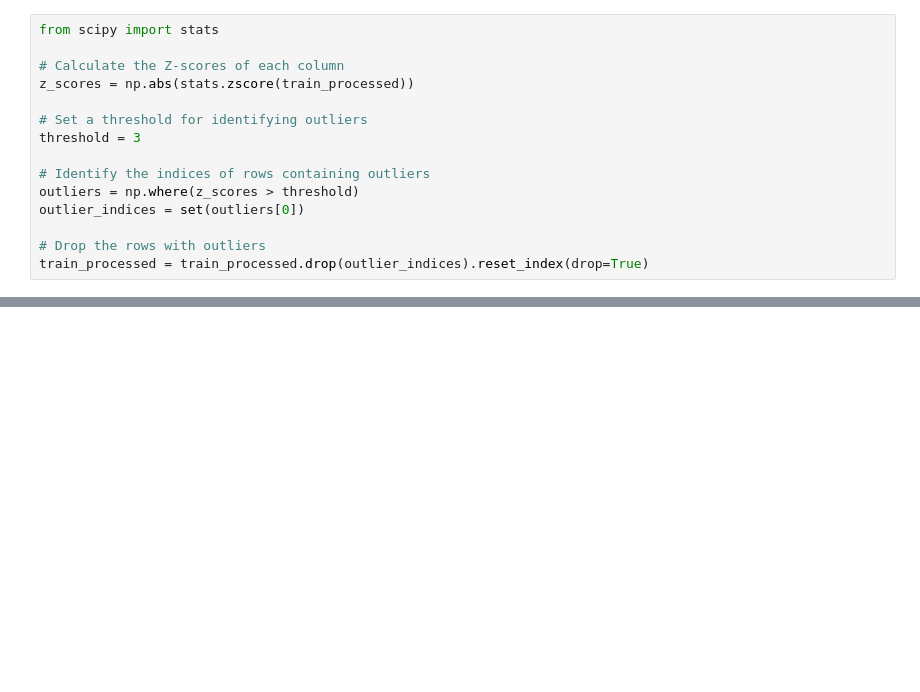
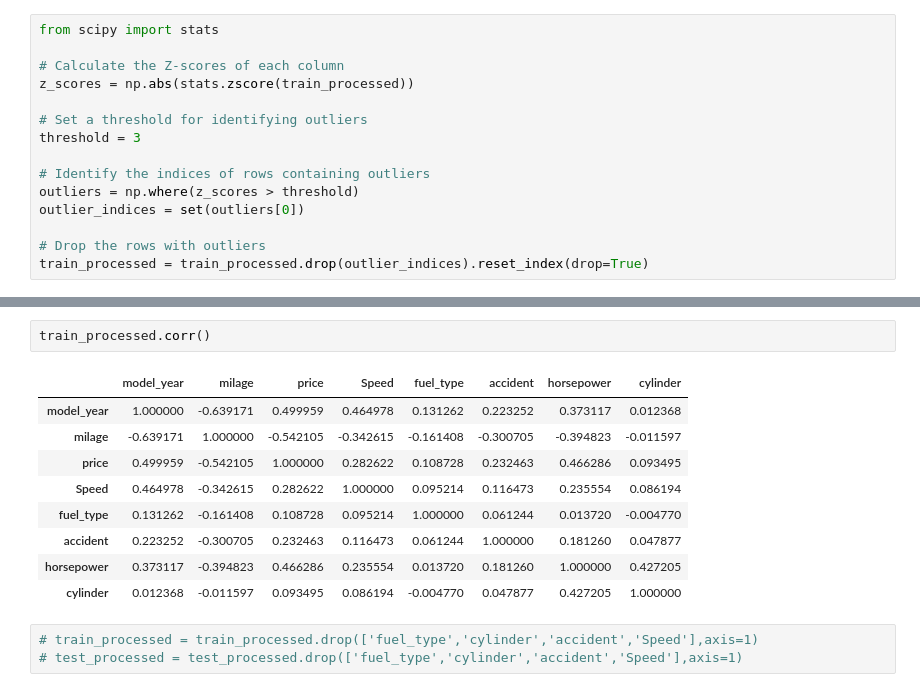
Before and after one commit to avd1729/Used-Car-Price-Prediction, a Jupyter notebook: Notebooks/ext.ipynb, the cells around one changed output, grey strips where cells are left out. Drawn from its saved outputs; the diff is of its cells as text; blank space fills up the shorter version.

```diff
--- a/Notebooks/ext.ipynb
+++ b/Notebooks/ext.ipynb
@@ -483,0 +548,15 @@ result_df.to_csv('C:/Users/Aravind/PROJECTS/Used-Car-Price-Prediction/Prediction
+# %%
+train_processed.corr()
+# %% [output]
+|  | model_year | milage | price | Speed | fuel_type | accident | horsepower | cylinder |
+| model_year | 1.000000 | -0.639171 | 0.499959 | 0.464978 | 0.131262 | 0.223252 | 0.373117 | 0.012368 |
+| milage | -0.639171 | 1.000000 | -0.542105 | -0.342615 | -0.161408 | -0.300705 | -0.394823 | -0.011597 |
+| price | 0.499959 | -0.542105 | 1.000000 | 0.282622 | 0.108728 | 0.232463 | 0.466286 | 0.093495 |
+| Speed | 0.464978 | -0.342615 | 0.282622 | 1.000000 | 0.095214 | 0.116473 | 0.235554 | 0.086194 |
+| fuel_type | 0.131262 | -0.161408 | 0.108728 | 0.095214 | 1.000000 | 0.061244 | 0.013720 | -0.004770 |
+| accident | 0.223252 | -0.300705 | 0.232463 | 0.116473 | 0.061244 | 1.000000 | 0.181260 | 0.047877 |
+| horsepower | 0.373117 | -0.394823 | 0.466286 | 0.235554 | 0.013720 | 0.181260 | 1.000000 | 0.427205 |
+| cylinder | 0.012368 | -0.011597 | 0.093495 | 0.086194 | -0.004770 | 0.047877 | 0.427205 | 1.000000 |
+# %%
+# train_processed = train_processed.drop(['fuel_type','cylinder','accident','Speed'],axis=1)
+# test_processed = test_processed.drop(['fuel_type','cylinder','accident','Speed'],axis=1)
```
Also changed, not shown: parts of 18 cells of this notebook, 1 other file.
